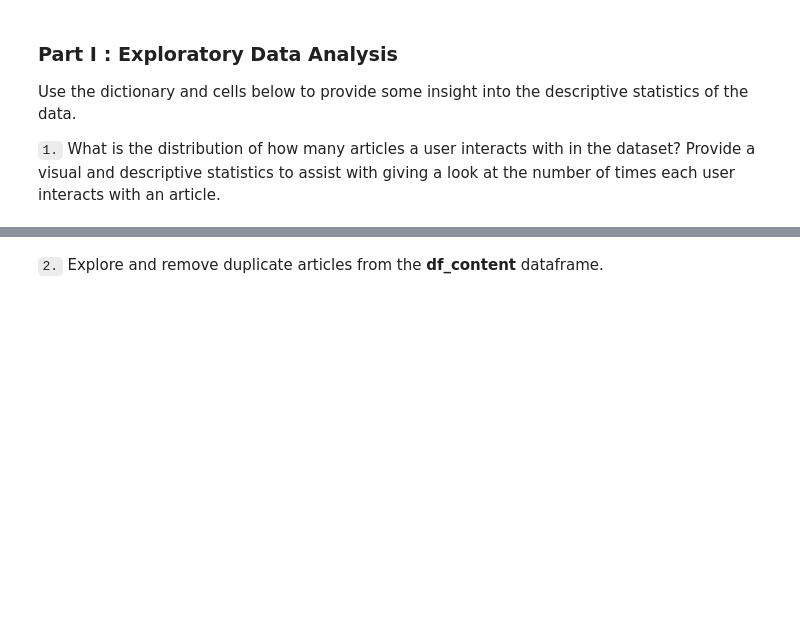
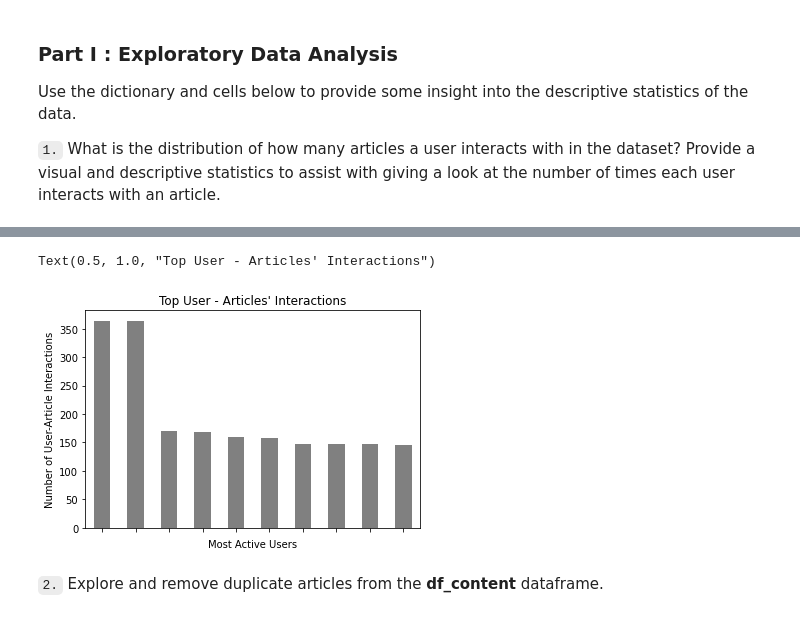
Before and after one commit to mguidoti/DSND-p5-recommendation_engine, a Jupyter notebook: Recommendations_with_IBM.ipynb, the cells around one changed output, grey strips where cells are left out. Saved outputs shown, nothing was run; the diff lists cells and outputs as text; code cells hidden in the pictures; blank space fills up the shorter version.

```diff
--- a/Recommendations_with_IBM.ipynb
+++ b/Recommendations_with_IBM.ipynb
@@ -58,3 +58,9 @@ df_content.head()
 Use the dictionary and cells below to provide some insight into the descriptive statistics of the data.
 
 `1.` What is the distribution of how many articles a user interacts with in the dataset?  Provide a visual and descriptive statistics to assist with giving a look at the number of times each user interacts with an article.
+# %%
+# Getting the counts of article interactions per user email
+user_article_counts = df.groupby('email').count()['article_id']
+
+# Looking at the top 10, in descending order
+user_article_counts.sort_values(ascending=False).head(10)
@@ -61,3 +107,27 @@ Use the dictionary and cells below to provide some insight into the descriptive
+# %%
+n_users_display = 10
+
+user_articles_counts_sorted = user_article_counts.sort_values(ascending=False)[:n_users_display]
+
+# Create plot
+user_articles_counts_sorted.plot(kind='bar', color='Grey')
+
+# Remove x-ticks labels
+xticks_pos = list(range(n_users_display))
+xticks_labels = ['']*n_users_display
+plt.xticks(xticks_pos, xticks_labels)
+
+# Define x-axis label
+plt.xlabel("Most Active Users")
+
+# Define y-axis label
+plt.ylabel("Number of User-Article Interactions")
+
+# Define chart title
+plt.title("Top User - Articles' Interactions")
+# %% [output]
+Text(0.5, 1.0, "Top User - Articles' Interactions")
+[figure, added]
 # %%
 # Fill in the median and maximum number of user_article interactios below
 
```
Also changed, not shown: parts of 13 cells of this notebook.
